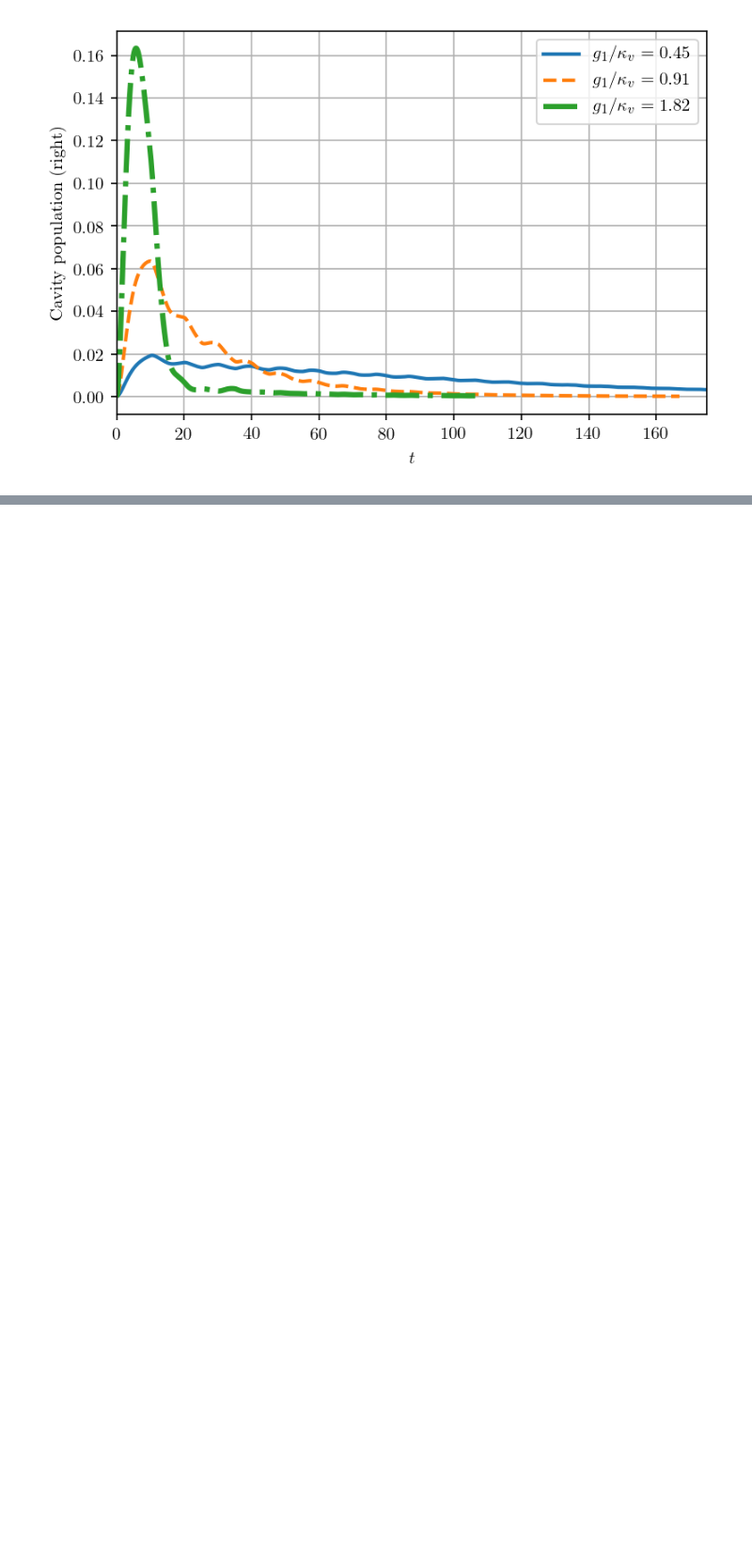
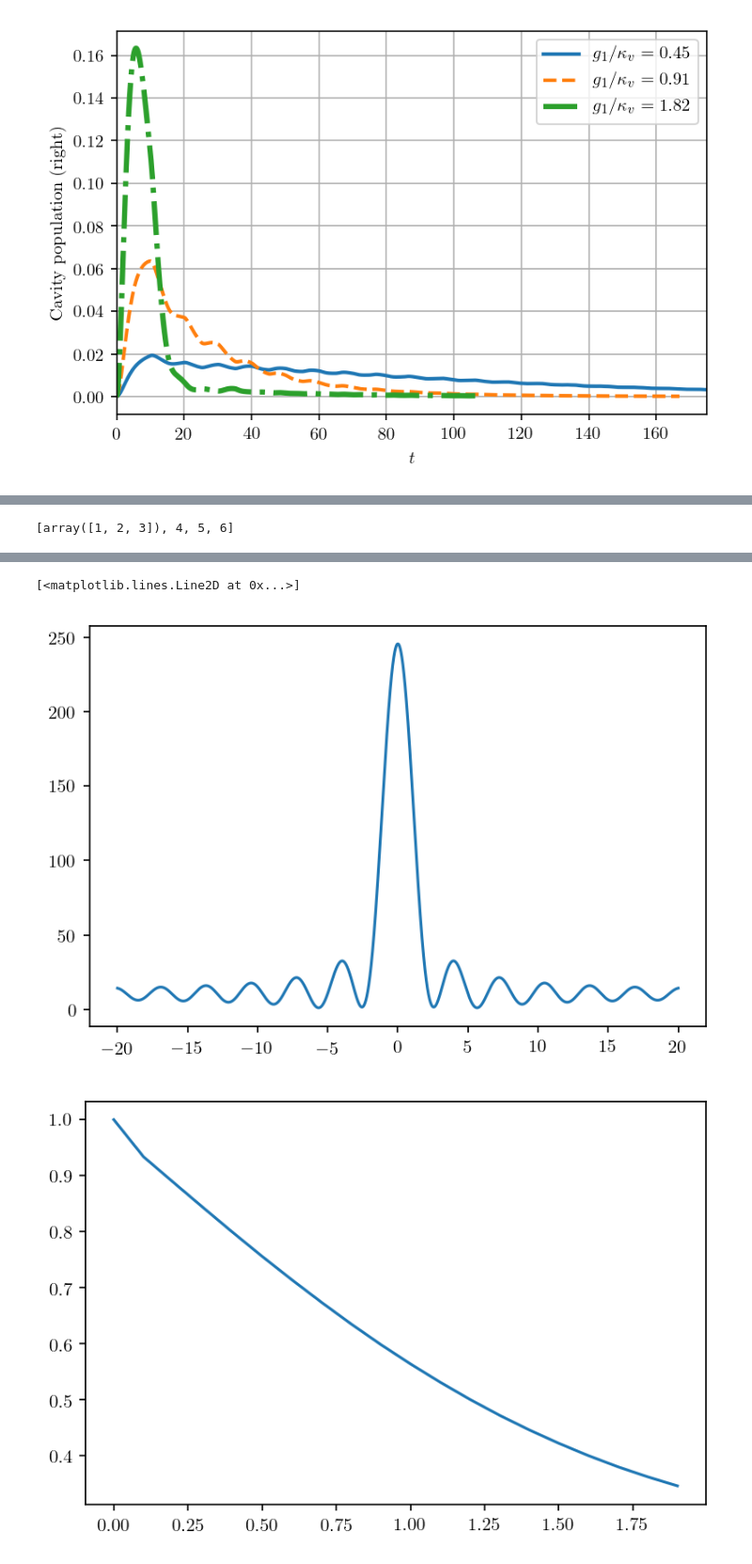
Before and after one commit to nemetniki/Kerr, a Jupyter notebook: CCQED_Open.ipynb, the cells around one changed output, grey strips where cells are left out. Shown at 94% size. Drawn from its saved outputs; the diff is of its cells as text; code cells hidden in the pictures; blank space fills up the shorter version.

```diff
--- a/CCQED_Open.ipynb
+++ b/CCQED_Open.ipynb
@@ -591,0 +630,18 @@ plt.show()
+# %%
+[np.array([1,2,3])]+[4,5,6]
+# %% [output]
+[array([1, 2, 3]), 4, 5, 6]
+# %%
+folder = './Data/'
+num = 0
+filename = "CCQED+fb_"+str(num)+".txt"
+specname = "SPEC_"+filename
+cohname = "COH_"+filename
+Datas = np.genfromtxt(folder+specname)
+Datac = np.genfromtxt(folder+cohname)
+print(Datac)
+plt.figure(1,dpi=150)
+plt.plot(Datas[:,0],Datas[:,1])
+plt.figure(2,dpi=150)
+plt.plot(Datac[:,0],Datac[:,1])
+# %% [output]
@@ -591,0 +668,3 @@ plt.show()
+[<matplotlib.lines.Line2D at 0x...>]
+[figure, added]
+[figure, added]
```
Also changed, not shown: parts of 4 cells of this notebook, 9 other files.
